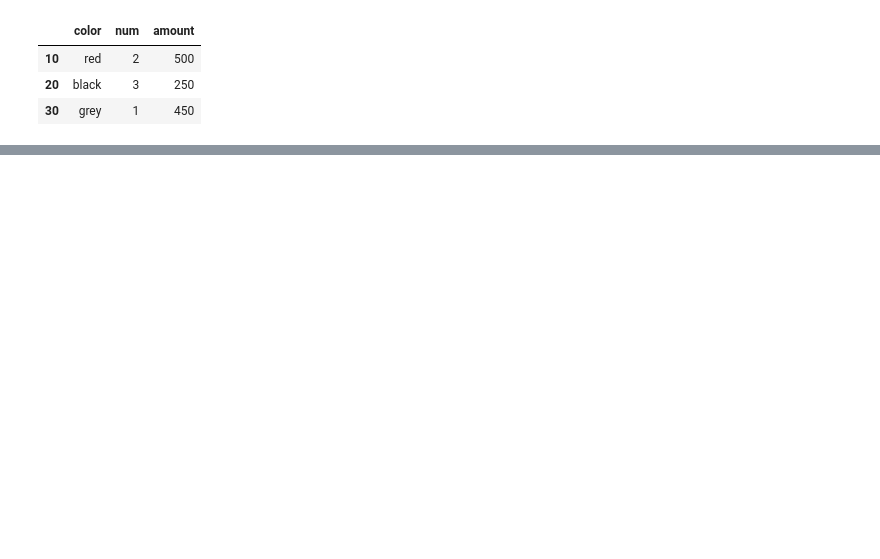
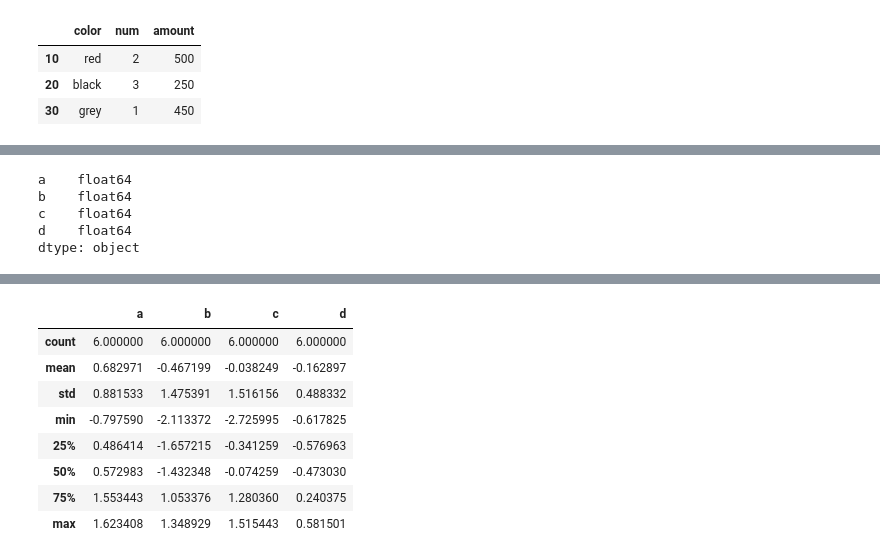
Before and after one commit to Limookiplimo/SparkDF, a Jupyter notebook: PandasAPI.ipynb, the cells around one changed output, grey strips where cells are left out. Cells and saved outputs as stored; diff of their text form; code cells hidden in the pictures; blank space fills up the shorter version.

Commit message:
Working with pandas apis

```diff
--- a/PandasAPI.ipynb
+++ b/PandasAPI.ipynb
@@ -7,3 +7,5 @@ import warnings
 
 #Supress Warnings
 warnings.filterwarnings('ignore')
+# %%
+spark = SparkSession.builder.getOrCreate()
@@ -42,5 +59,7 @@ psdf
 # %%
 # Pands DF with Numpy
 dates = pd.date_range('20230427', periods=6)
-dates
+
+pdf = pd.DataFrame(np.random.randn(6,4),index=dates,columns=['a','b','c','d'])
+pdf
 # %% [output]
@@ -49,0 +84,4 @@ DatetimeIndex(['2023-04-27', '2023-04-28', '2023-04-29', '2023-04-30',
+# %%
+#Spark DF from Pandas DF
+sdf = spark.createDataFrame(pdf)
+sdf.show()
@@ -49,0 +99,14 @@ DatetimeIndex(['2023-04-27', '2023-04-28', '2023-04-29', '2023-04-30',
+# %%
+#Pandas on Spark from Spark DF
+psdf = sdf.pandas_api()
+psdf.dtypes
+# %% [output]
+a    float64
+b    float64
+c    float64
+d    float64
+dtype: object
+# %%
+#Summary
+psdf.describe()
+# %% [output]
@@ -49,0 +114,9 @@ DatetimeIndex(['2023-04-27', '2023-04-28', '2023-04-29', '2023-04-30',
+|  | a | b | c | d |
+| count | 6.000000 | 6.000000 | 6.000000 | 6.000000 |
+| mean | 0.682971 | -0.467199 | -0.038249 | -0.162897 |
+| std | 0.881533 | 1.475391 | 1.516156 | 0.488332 |
+| min | -0.797590 | -2.113372 | -2.725995 | -0.617825 |
+| 25% | 0.486414 | -1.657215 | -0.341259 | -0.576963 |
+| 50% | 0.572983 | -1.432348 | -0.074259 | -0.473030 |
+| 75% | 1.553443 | 1.053376 | 1.280360 | 0.240375 |
+| max | 1.623408 | 1.348929 | 1.515443 | 0.581501 |
```
Also changed, not shown: parts of 18 cells of this notebook.
